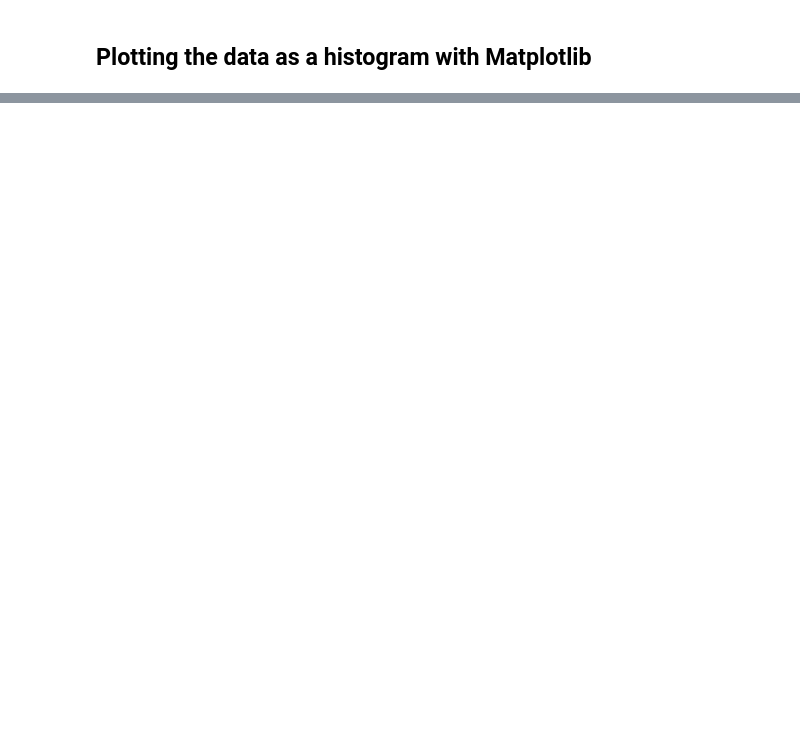
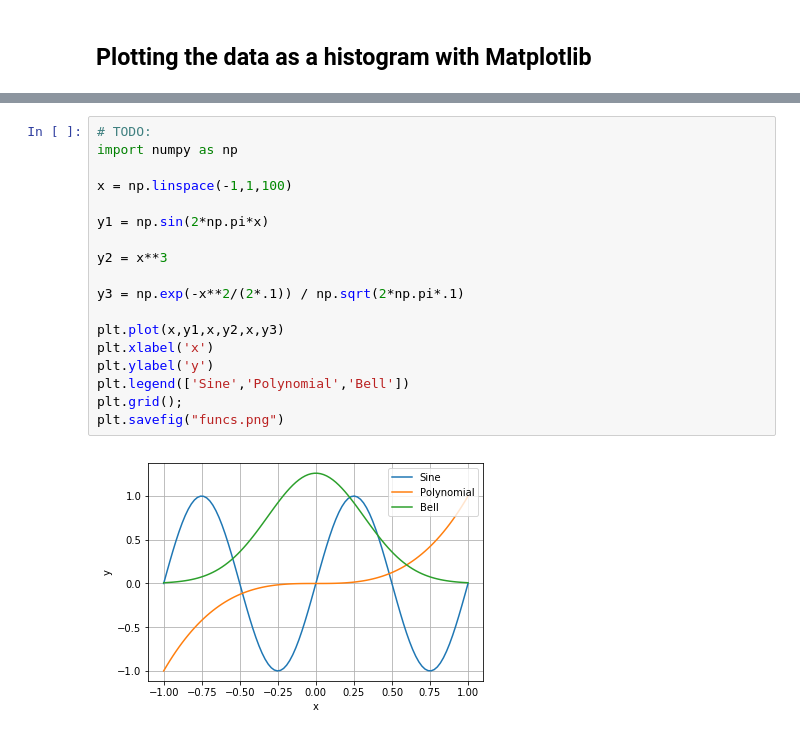
Before and after one commit to nikopj/SummerML, a Jupyter notebook: Day1/Day1_Teacher.ipynb, the cells around one changed output, grey strips where cells are left out. Saved outputs shown, nothing was run; the diff lists cells and outputs as text; blank space fills up the shorter version.

```diff
--- a/Day1/Day1_Teacher.ipynb
+++ b/Day1/Day1_Teacher.ipynb
@@ -237,0 +301,20 @@ variance: 0.52
+# %%
+# TODO:
+import numpy as np
+
+x = np.linspace(-1,1,100)
+
+y1 = np.sin(2*np.pi*x)
+
+y2 = x**3
+
+y3 = np.exp(-x**2/(2*.1)) / np.sqrt(2*np.pi*.1)
+
+plt.plot(x,y1,x,y2,x,y3)
+plt.xlabel('x')
+plt.ylabel('y')
+plt.legend(['Sine','Polynomial','Bell'])
+plt.grid();
+plt.savefig("funcs.png")
+# %% [output]
+[figure, added]
```
Also changed, not shown: parts of 53 cells of this notebook.
